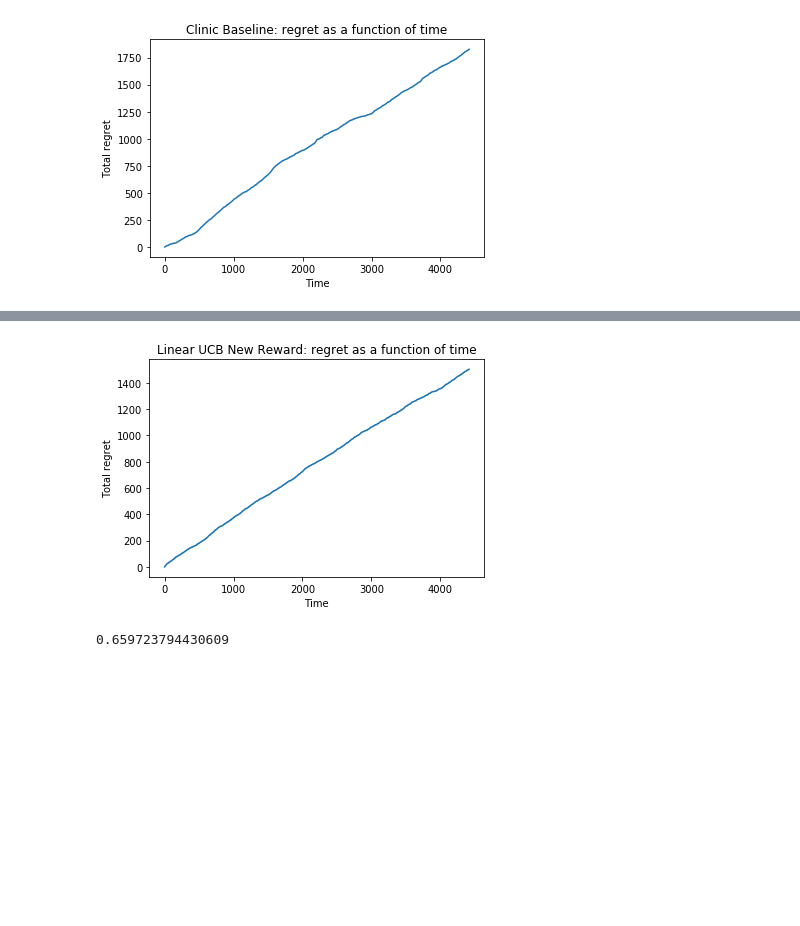
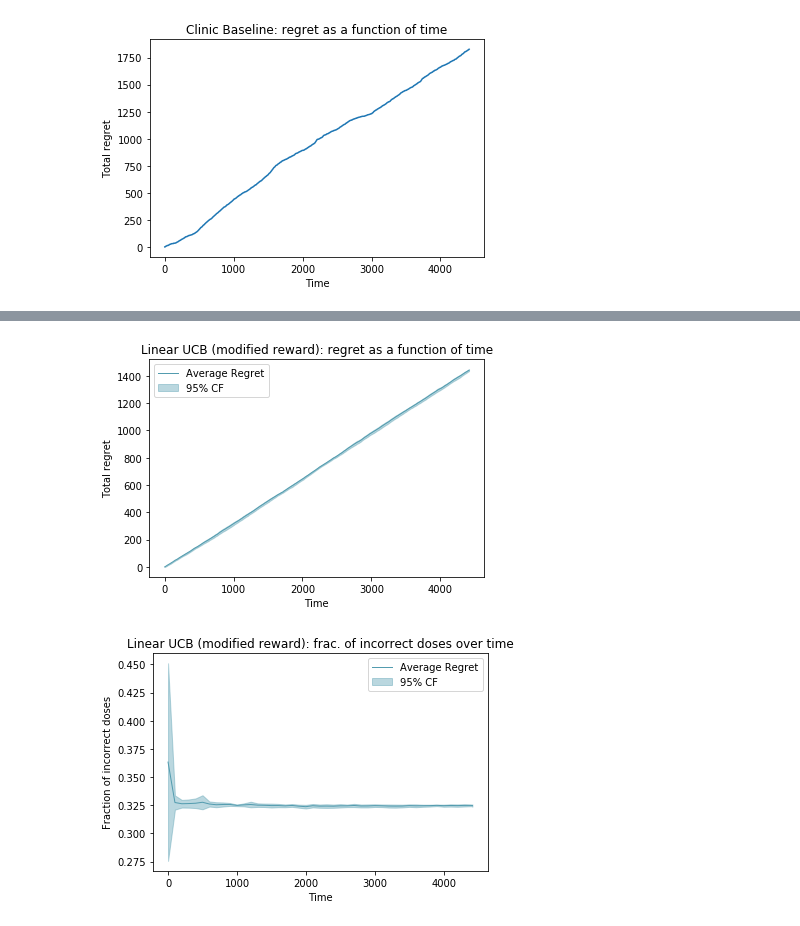
Before and after one commit to mrlsdvd/warfarin-dose-estimation, a Jupyter notebook: notebooks/baseline_comparison.ipynb, the cells around one changed output, grey strips where cells are left out. Cells and saved outputs as stored; diff of their text form; code cells hidden in the pictures; blank space fills up the shorter version.

Commit message:
refactored graphing and lin ucb with diff reward structure

```diff
--- a/notebooks/baseline_comparison.ipynb
+++ b/notebooks/baseline_comparison.ipynb
@@ -100,19 +119,0 @@ for i in range(10):
-# %%
-mean_linear_UCB_regret = np.zeros((num_examples+1,))
-lower_bound_linear_UCB_regret = np.zeros((num_examples+1,))
-upper_bound_linear_UCB_regret = np.zeros((num_examples+1,))
-
-for i in range(linear_UCB_regret.shape[1]):
-    mean, lower_bound, upper_bound = mean_confidence_interval(linear_UCB_regret[:,i], confidence=0.95)
-    mean_linear_UCB_regret[i] = mean
-    lower_bound_linear_UCB_regret[i] = lower_bound
-    upper_bound_linear_UCB_regret[i] = upper_bound
-
-plt.clf()
-plt.plot(range(mean_linear_UCB_regret.shape[0]), mean_linear_UCB_regret, lw=1, color='#539caf', alpha=1, label="Average Regret")
-plt.fill_between(range(lower_bound_linear_UCB_regret.shape[0]), lower_bound_linear_UCB_regret, upper_bound_linear_UCB_regret, color='#539caf', alpha=0.4, label="95% CF")
-plt.title("Linear UCB: regret as a function of time")
-plt.xlabel("Time")
-plt.ylabel("Total regret")
-plt.legend()
-plt.show()
@@ -165,15 +146,28 @@ print(1 - lasso_regret[len(lasso_regret) -1] / (len(lasso_regret)-1))
 # %%
-# Linear UCB Model with new reward structure
-linear_UCB_new_reward = LinearUCBNewRewards(num_arms=3, alpha=0.5)
+
+### Linear UCB Model with new reward structure ###
+
+linear_UCB_new_reward = LinearUCB(num_arms=3, alpha=0.5)
 linear_UCB_new_reward_features = linear_UCB_new_reward.get_features(data)
-linear_UCB_new_reward_regret, linear_UCB_new_reward_incorrect = linear_UCB_new_reward.train(linear_UCB_new_reward_features.values[~np.isnan(linear_UCB_new_reward_features).any(axis=1)], targets.values[~np.isnan(linear_UCB_new_reward_features).any(axis=1)])
-plt.plot(range(linear_UCB_new_reward_regret.shape[0]), linear_UCB_new_reward_regret)
-plt.title("Linear UCB New Reward: regret as a function of time")
-plt.xlabel("Time")
-plt.ylabel("Total regret")
-plt.show()
 
-print(1 - linear_UCB_new_reward_regret[len(linear_UCB_new_reward_regret) -1] / (len(linear_UCB_new_reward_regret)-1))
+num_examples = linear_UCB_new_reward_features.values[~np.isnan(linear_UCB_new_reward_features).any(axis=1)].shape[0]
+linear_UCB_new_reward_regret = np.zeros((10, num_examples+1))
+linear_UCB_new_reward_incorrect = np.zeros((10, int(np.ceil(num_examples/100.0)+1)))
+
+num_iters = 10
+for i in range(num_iters):
+    cur_linear_UCB_new_reward_regret, cur_linear_UCB_new_reward_incorrect = linear_UCB_new_reward.train(linear_UCB_new_reward_features.values[~np.isnan(linear_UCB_new_reward_features).any(axis=1)],
+                                                                                                        targets.values[~np.isnan(linear_UCB_new_reward_features).any(axis=1)])
+    linear_UCB_new_reward_regret[i] = np.array(cur_linear_UCB_new_reward_regret)
+    linear_UCB_new_reward_incorrect[i] = np.array(cur_linear_UCB_new_reward_incorrect)
+
+# Plot Linear UCB regret
+plot_regret(linear_UCB_new_reward_regret, num_examples, "Linear UCB (modified reward): regret as a function of time",
+               "Time", "Total regret", "Average Regret", "95% CF")
+
+# Plot Linear UCB fraction incorrect
+plot_fraction_incorrect(linear_UCB_new_reward_incorrect, num_examples, "Linear UCB (modified reward): frac. of incorrect doses over time",
+                        "Time", "Fraction of incorrect doses", "Average Regret", "95% CF")
 # %% [output]
-[figure, old version]
+[figure, new version]
-0.659723794430609
+[figure, added]
```
Also changed, not shown: parts of 8 cells of this notebook, 3 other files.
